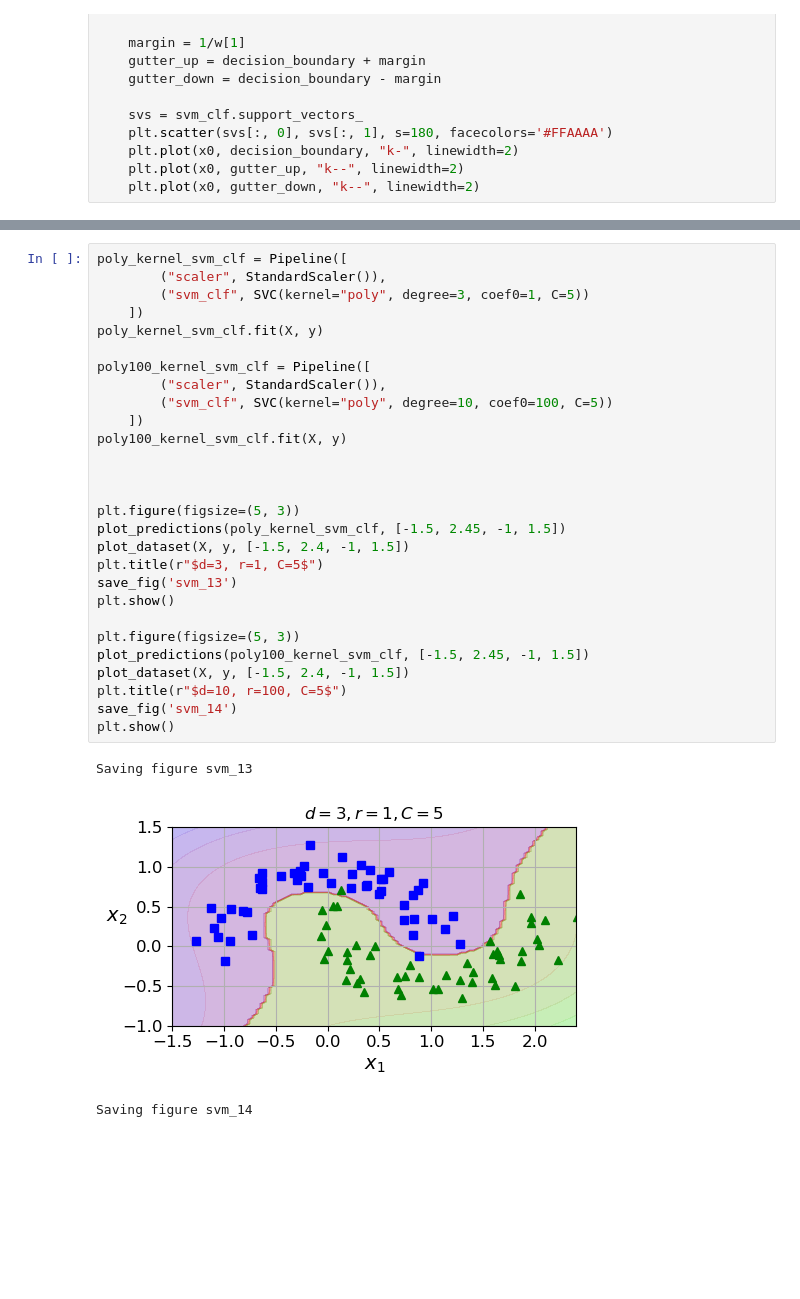
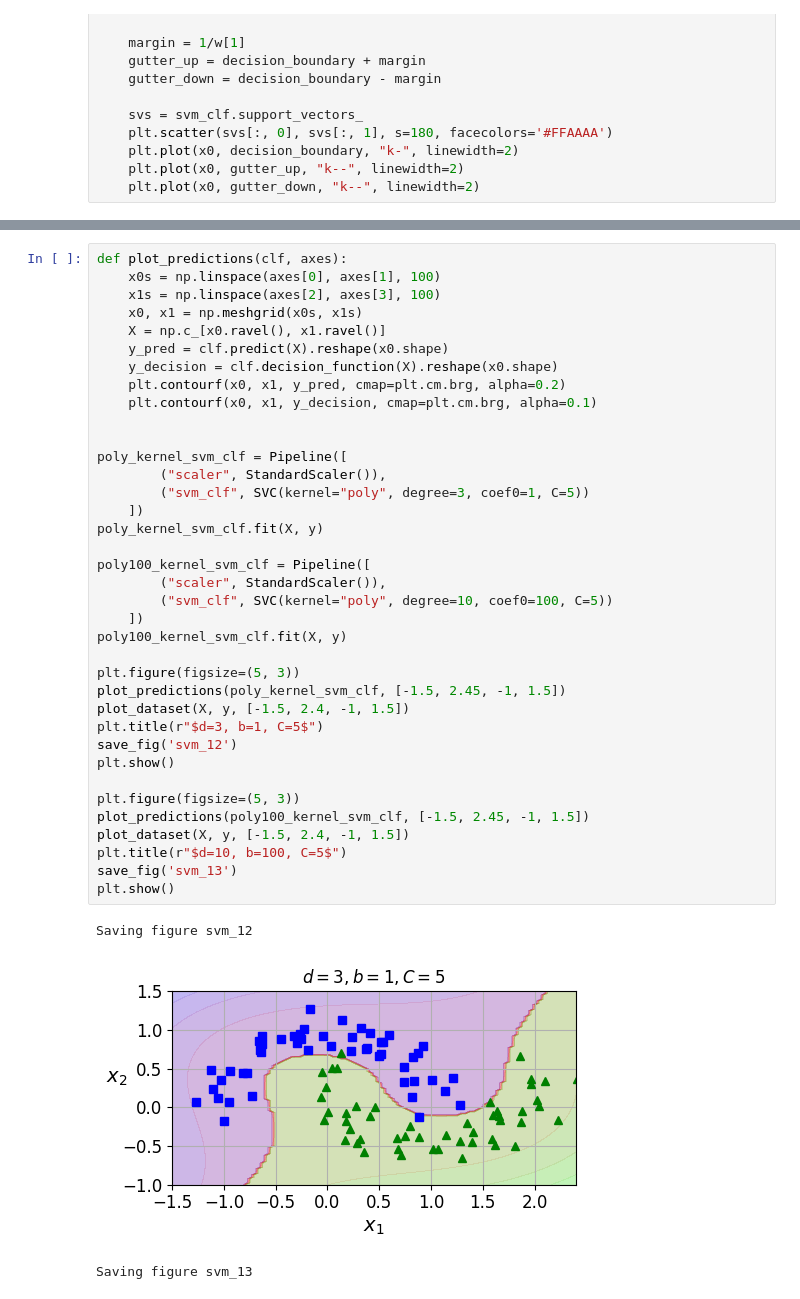
Before and after one commit to basictask/Elemzesmodszertan, a Jupyter notebook: 6_svm/doc/images/6_svm.ipynb, the cells around one changed output, grey strips where cells are left out. Saved outputs shown, nothing was run; the diff lists cells and outputs as text; blank space fills up the shorter version.

```diff
--- a/6_svm/doc/images/6_svm.ipynb
+++ b/6_svm/doc/images/6_svm.ipynb
@@ -337,32 +341,41 @@ Saving figure svm_12
 # %%
+def plot_predictions(clf, axes):
+    x0s = np.linspace(axes[0], axes[1], 100)
+    x1s = np.linspace(axes[2], axes[3], 100)
+    x0, x1 = np.meshgrid(x0s, x1s)
+    X = np.c_[x0.ravel(), x1.ravel()]
+    y_pred = clf.predict(X).reshape(x0.shape)
+    y_decision = clf.decision_function(X).reshape(x0.shape)
+    plt.contourf(x0, x1, y_pred, cmap=plt.cm.brg, alpha=0.2)
+    plt.contourf(x0, x1, y_decision, cmap=plt.cm.brg, alpha=0.1)
+
+
 poly_kernel_svm_clf = Pipeline([
         ("scaler", StandardScaler()),
         ("svm_clf", SVC(kernel="poly", degree=3, coef0=1, C=5))
     ])
 poly_kernel_svm_clf.fit(X, y)
 
 poly100_kernel_svm_clf = Pipeline([
         ("scaler", StandardScaler()),
         ("svm_clf", SVC(kernel="poly", degree=10, coef0=100, C=5))
     ])
 poly100_kernel_svm_clf.fit(X, y)
 
-
-
 plt.figure(figsize=(5, 3))
 plot_predictions(poly_kernel_svm_clf, [-1.5, 2.45, -1, 1.5])
 plot_dataset(X, y, [-1.5, 2.4, -1, 1.5])
-plt.title(r"$d=3, r=1, C=5$")
-save_fig('svm_13')
+plt.title(r"$d=3, b=1, C=5$")
+save_fig('svm_12')
 plt.show()
 
 plt.figure(figsize=(5, 3))
 plot_predictions(poly100_kernel_svm_clf, [-1.5, 2.45, -1, 1.5])
 plot_dataset(X, y, [-1.5, 2.4, -1, 1.5])
-plt.title(r"$d=10, r=100, C=5$")
-save_fig('svm_14')
+plt.title(r"$d=10, b=100, C=5$")
+save_fig('svm_13')
 plt.show()
 # %% [output]
-Saving figure svm_13
+Saving figure svm_12
-[figure, old version]
+[figure, new version]
-Saving figure svm_14
+Saving figure svm_13
```
Also changed, not shown: parts of 15 cells of this notebook, 30 other files.
